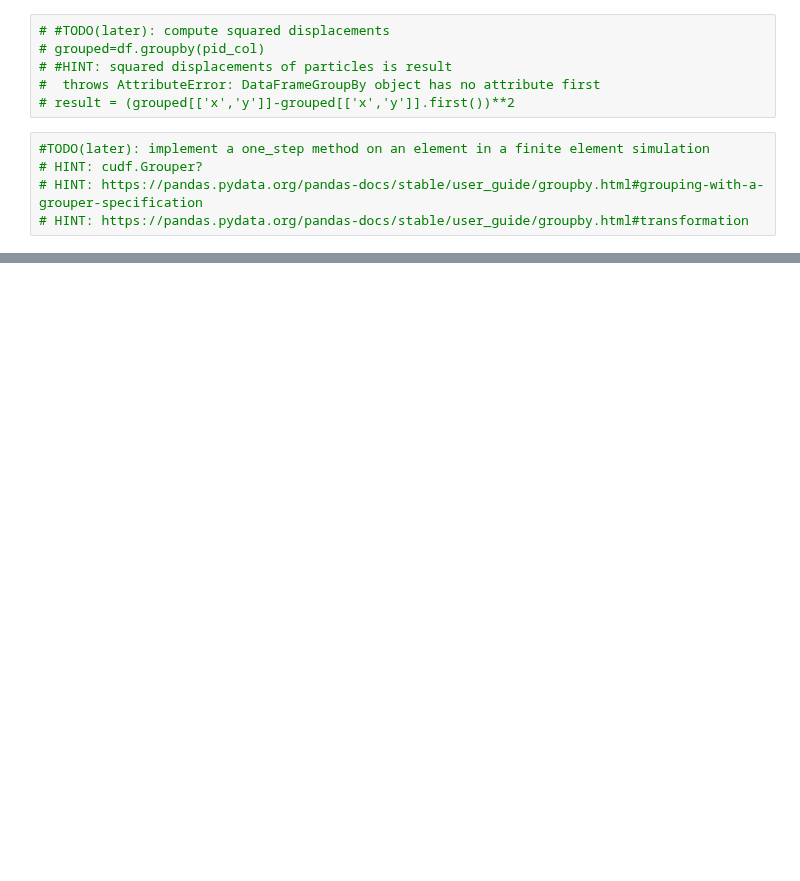
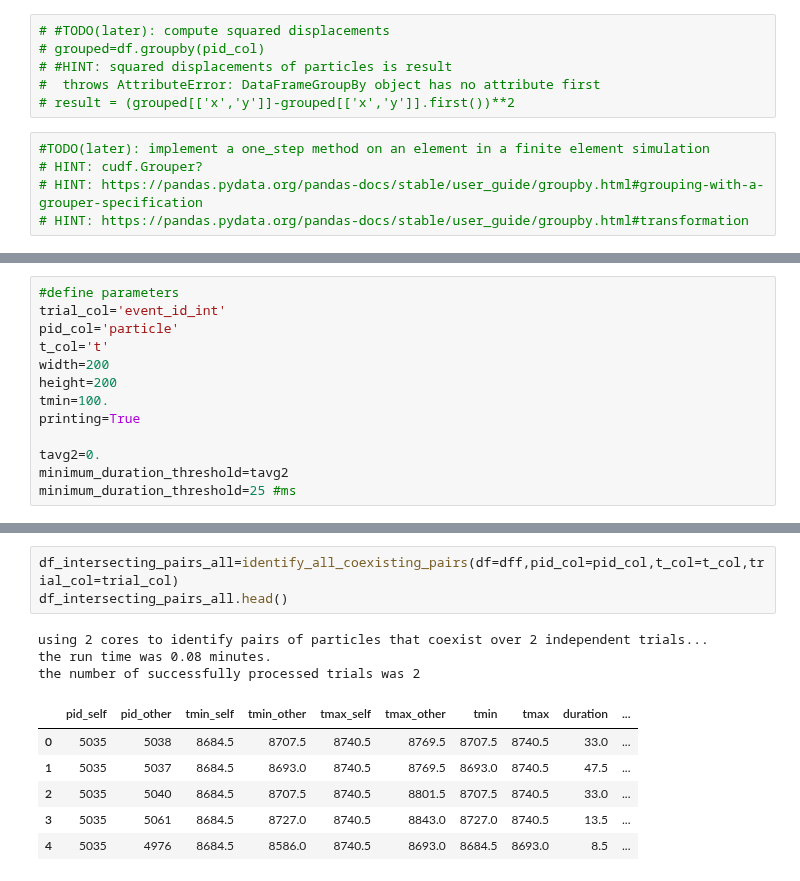
Before and after one commit to timtyree/care, a Jupyter notebook: notebooks/fast estimation of particle properties.ipynb, the cells around one changed output, grey strips where cells are left out. Cells and saved outputs as stored; diff of their text form; blank space fills up the shorter version.

```diff
--- a/notebooks/fast estimation of particle properties.ipynb
+++ b/notebooks/fast estimation of particle properties.ipynb
@@ -111,0 +219,13 @@ df.head()
+# %%
+#define parameters
+trial_col='event_id_int'
+pid_col='particle'
+t_col='t'
+width=200
+height=200
+tmin=100.
+printing=True
+
+tavg2=0.
+minimum_duration_threshold=tavg2
+minimum_duration_threshold=25 #ms
@@ -111,0 +257,13 @@ df.head()
+# %%
+df_intersecting_pairs_all=identify_all_coexisting_pairs(df=dff,pid_col=pid_col,t_col=t_col,trial_col=trial_col)
+df_intersecting_pairs_all.head()
+# %% [output]
+using 2 cores to identify pairs of particles that coexist over 2 independent trials...
+the run time was 0.08 minutes.
+the number of successfully processed trials was 2
+|  | pid_self | pid_other | tmin_self | tmin_other | tmax_self | tmax_other | tmin | tmax | duration | ... |
+| 0 | 5035 | 5038 | 8684.5 | 8707.5 | 8740.5 | 8769.5 | 8707.5 | 8740.5 | 33.0 | ... |
+| 1 | 5035 | 5037 | 8684.5 | 8693.0 | 8740.5 | 8769.5 | 8693.0 | 8740.5 | 47.5 | ... |
+| 2 | 5035 | 5040 | 8684.5 | 8707.5 | 8740.5 | 8801.5 | 8707.5 | 8740.5 | 33.0 | ... |
+| 3 | 5035 | 5061 | 8684.5 | 8727.0 | 8740.5 | 8843.0 | 8727.0 | 8740.5 | 13.5 | ... |
+| 4 | 5035 | 4976 | 8684.5 | 8586.0 | 8740.5 | 8693.0 | 8684.5 | 8693.0 | 8.5 | ... |
```
Also changed, not shown: parts of 28 cells of this notebook, 2 other files.
